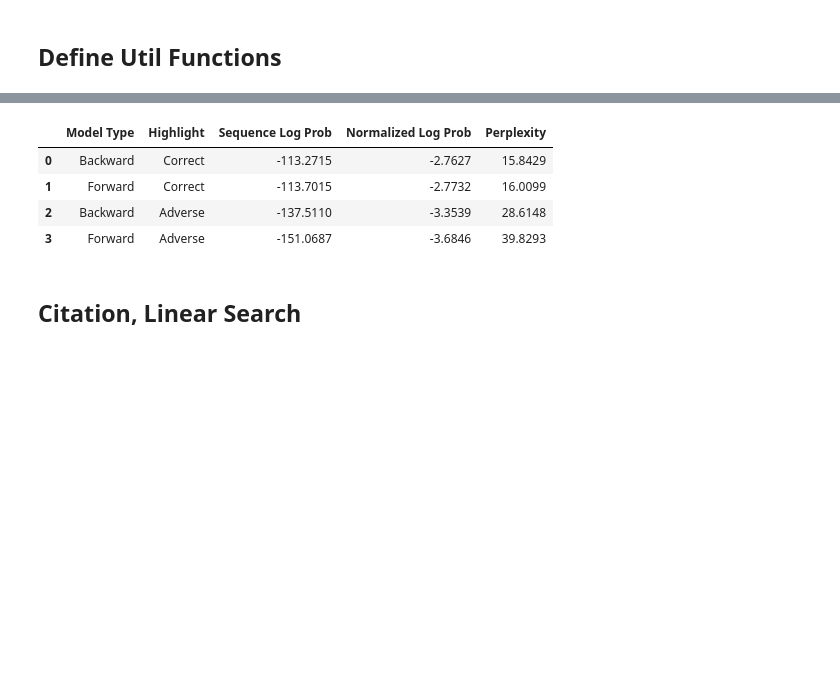
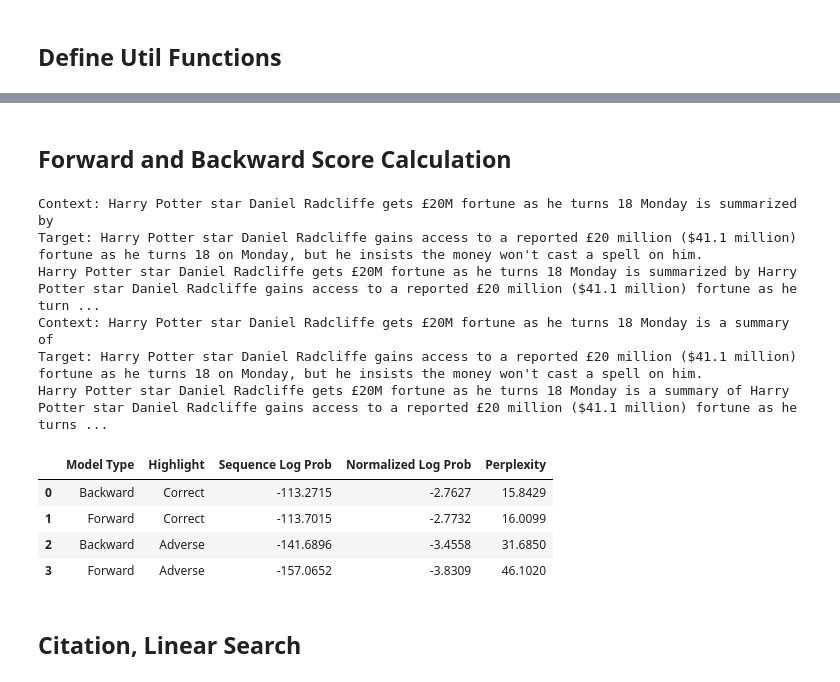
Before and after one commit to strivn/idl-project, a Jupyter notebook: scoring_citation_experiment.ipynb, the cells around one changed output, grey strips where cells are left out. Cells and saved outputs as stored; diff of their text form; code cells hidden in the pictures; blank space fills up the shorter version.

```diff
--- a/scoring_citation_experiment.ipynb
+++ b/scoring_citation_experiment.ipynb
@@ -107,0 +206,8 @@ def load_cnn_dataset(num_samples=10):
+# %%
+# Testing
+fo_model, fo_tokenizer, ba_model, ba_tokenizer = load_models()
+
+# Example Text
+sentence = "Harry Potter star Daniel Radcliffe gains access to a reported £20 million ($41.1 million) fortune as he turns 18 on Monday, but he insists the money won't cast a spell on him."
+highlight = "Harry Potter star Daniel Radcliffe gets £20M fortune as he turns 18 Monday"
+adverse_highlight = "Introduction to Deep Learning is a fun course!"
@@ -108,3 +250,5 @@ def load_cnn_dataset(num_samples=10):
+# %% [markdown]
+## Forward and Backward Score Calculation
 # %%
 def calculate_llm_score(query, answer, model, tokenizer, task='citation', backward=False, debug=False):
     """
@@ -158,6 +302,9 @@ def calculate_llm_score(query, answer, model, tokenizer, task='citation', backwa
 
     input_ids = t.cat((context_ids, target_ids), dim=1).to(model.device)
 
+    if debug:
+        print(answer + conditioning_prompt + query)
+
     # Get model output
     with t.no_grad():
         outputs = model(input_ids)
@@ -205,22 +352,9 @@ def calculate_llm_score(query, answer, model, tokenizer, task='citation', backwa
         'perplexity': perplexity
     }
 # %%
-# Testing
-
-fo_model, fo_tokenizer, ba_model, ba_tokenizer = load_models()
-
-
-# Example Text
-sentence = "Harry Potter star Daniel Radcliffe gains access to a reported £20 million ($41.1 million) fortune as he turns 18 on Monday, but he insists the money won't cast a spell on him."
-highlight = "Harry Potter star Daniel Radcliffe gets £20M fortune as he turns 18 Monday"
-adverse_highlight = "Daniel Craig is recasted as James Bond again"
-
-# Defining sentence/highlight query/answer is still confusing tho sheesh
-
-
 # Define prompts
-ba_score = calculate_llm_score(sentence, highlight, ba_model, ba_tokenizer, backward=True)
-fo_score = calculate_llm_score(sentence, highlight, fo_model, fo_tokenizer)
+ba_score = calculate_llm_score(sentence, highlight, ba_model, ba_tokenizer, backward=True, debug=True)
+fo_score = calculate_llm_score(sentence, highlight, fo_model, fo_tokenizer, debug=True)
 
 adv_ba_score = calculate_llm_score(sentence, adverse_highlight, ba_model, ba_tokenizer, backward=True)
 adv_fo_score = calculate_llm_score(sentence, adverse_highlight, fo_model, fo_tokenizer)
@@ -228,35 +362,41 @@ adv_fo_score = calculate_llm_score(sentence, adverse_highlight, fo_model, fo_tok
 
 scores_data = {
     'Model Type': ['Backward', 'Forward', 'Backward', 'Forward'],
     'Highlight': ['Correct', 'Correct', 'Adverse', 'Adverse'],
     'Sequence Log Prob': [
         ba_score['sequence_log_prob'],
         fo_score['sequence_log_prob'],
         adv_ba_score['sequence_log_prob'],
         adv_fo_score['sequence_log_prob']
     ],
     'Normalized Log Prob': [
         ba_score['normalized_log_prob'],
         fo_score['normalized_log_prob'],
         adv_ba_score['normalized_log_prob'],
         adv_fo_score['normalized_log_prob']
     ],
     'Perplexity': [
         ba_score['perplexity'],
         fo_score['perplexity'],
         adv_ba_score['perplexity'],
         adv_fo_score['perplexity']
     ]
 }
 
 # Create DataFrame
 pd.DataFrame(scores_data)
 # %% [output]
+Context: Harry Potter star Daniel Radcliffe gets £20M fortune as he turns 18 Monday is summarized by
+Target: Harry Potter star Daniel Radcliffe gains access to a reported £20 million ($41.1 million) fortune as he turns 18 on Monday, but he insists the money won't cast a spell on him.
+Harry Potter star Daniel Radcliffe gets £20M fortune as he turns 18 Monday is summarized by Harry Potter star Daniel Radcliffe gains access to a reported £20 million ($41.1 million) fortune as he turn ...
+Context: Harry Potter star Daniel Radcliffe gets £20M fortune as he turns 18 Monday is a summary of
+Target: Harry Potter star Daniel Radcliffe gains access to a reported £20 million ($41.1 million) fortune as he turns 18 on Monday, but he insists the money won't cast a spell on him.
+Harry Potter star Daniel Radcliffe gets £20M fortune as he turns 18 Monday is a summary of Harry Potter star Daniel Radcliffe gains access to a reported £20 million ($41.1 million) fortune as he turns ...
 |  | Model Type | Highlight | Sequence Log Prob | Normalized Log Prob | Perplexity |
 | 0 | Backward | Correct | -113.2715 | -2.7627 | 15.8429 |
 | 1 | Forward | Correct | -113.7015 | -2.7732 | 16.0099 |
-| 2 | Backward | Adverse | -137.5110 | -3.3539 | 28.6148 |
-| 3 | Forward | Adverse | -151.0687 | -3.6846 | 39.8293 |
+| 2 | Backward | Adverse | -141.6896 | -3.4558 | 31.6850 |
+| 3 | Forward | Adverse | -157.0652 | -3.8309 | 46.1020 |
 # %% [markdown]
 ##  Citation, Linear Search
 # %%
```
Also changed, not shown: parts of 9 cells of this notebook, 1 other file.
